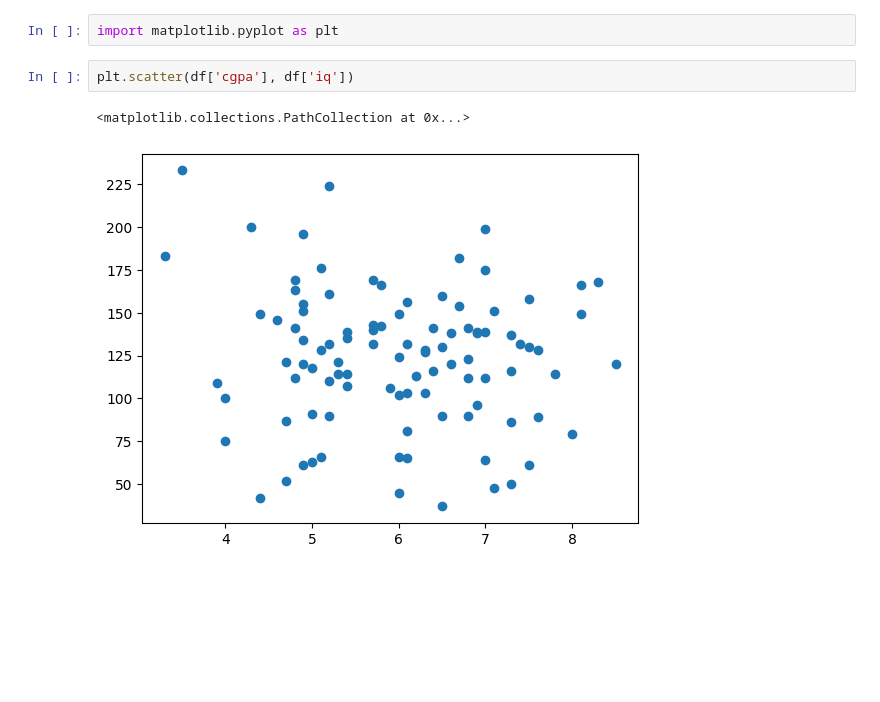
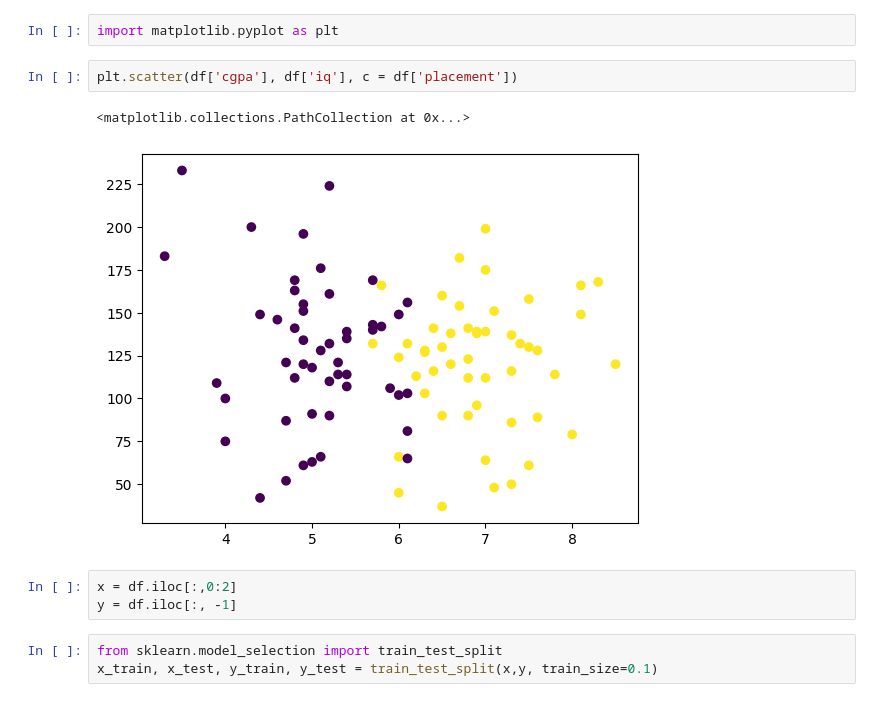
Before and after one commit to vinayakstha/ml-test, a Jupyter notebook: placement.ipynb, the cells around one changed output. Drawn from its saved outputs; the diff is of its cells as text; blank space fills up the shorter version.

Commit message:
train_test_split

```diff
--- a/placement.ipynb
+++ b/placement.ipynb
@@ -41,7 +41,13 @@ memory usage: 2.5 KB
 # %%
 import matplotlib.pyplot as plt
 # %%
-plt.scatter(df['cgpa'], df['iq'])
+plt.scatter(df['cgpa'], df['iq'], c = df['placement'])
 # %% [output]
 <matplotlib.collections.PathCollection at 0x...>
-[figure, old version]
+[figure, new version]
+# %%
+x = df.iloc[:,0:2]
+y = df.iloc[:, -1]
+# %%
+from sklearn.model_selection import train_test_split
+x_train, x_test, y_train, y_test = train_test_split(x,y, train_size=0.1)
```
